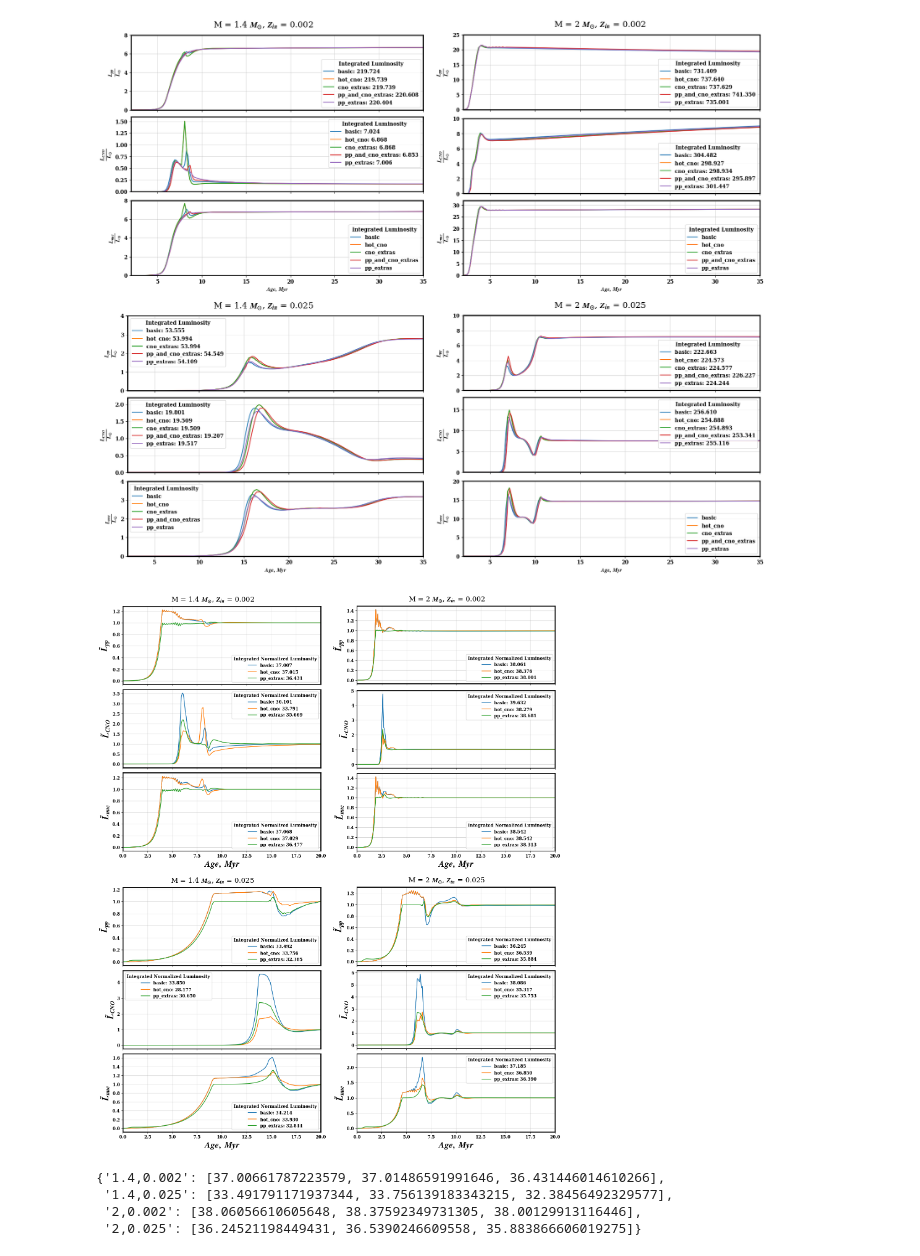
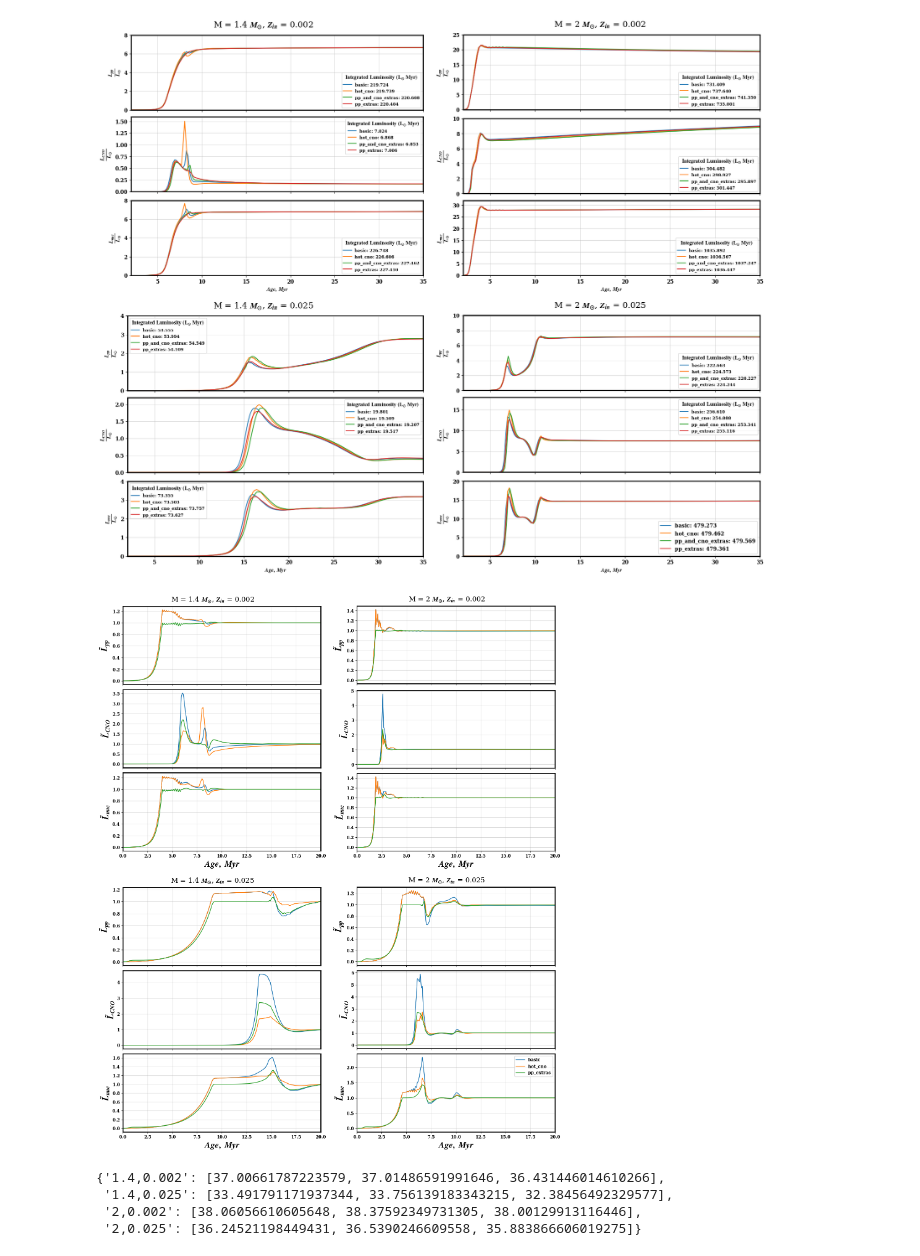
Before and after one commit to gautam-404/MESA-tests, a Jupyter notebook: test_nets.ipynb, the cells around one changed output. Saved outputs shown, nothing was run; the diff lists cells and outputs as text; code cells hidden in the pictures.

```diff
--- a/test_nets.ipynb
+++ b/test_nets.ipynb
@@ -187,7 +187,7 @@ for o in range(4):
     subfigs[o].suptitle(fig_names[o], fontsize=16)
     axes.append(subfigs[o].subplots(3, 1))
 
-nets = ["basic", "hot_cno", "cno_extras", "pp_and_cno_extras", "pp_extras"]
+nets = ["basic", "hot_cno", "pp_and_cno_extras", "pp_extras"]
 # nets = ["cno_extras", "hot_cno"]
 for fig_name in fig_names:
     m, z = fig_name.split(",")[0].split("=")[1].split()[0], fig_name.split(",")[1].split("=")[1].split()[0]
@@ -227,36 +227,36 @@ for fig_name in fig_names:
                         ax.set_ylim(0, 10)
                     elif z == "0.025":
                         ax.set_ylim(0, 18)
             elif i == 2:
                 age, L_nuc = data['age'], 10 ** np.array(data['L_nuc'])
                 area = np.trapz(L_nuc[1:], age[1:])
                 ax.plot(age, L_nuc, label=f"{net}: {area:.3f}")
                 # ax.plot(age, L_nuc, label=f"{net}")
                 ax.set_ylabel(r'$\frac{L_{nuc}}{L_{\odot}}$', fontsize=15)
                 ax.set_xlabel(r'$Age,\ Myr$', fontsize=10)
                 if m == "1.4":
                     if z == "0.002":
                         ax.set_ylim(0, 8)
                     elif z == "0.025":
                         ax.set_ylim(0, 4)
                 elif m == "2":
                     if z == "0.002":
                         ax.set_ylim(0, 32)
                     elif z == "0.025":
                         ax.set_ylim(0, 20)
             ax.grid(alpha=0.5)
             if m == "1.4":
                 ax.set_xlim(2, 35)
             elif m == "2":
                 ax.set_xlim(2, 35)
 for i in range(4):
     for j in range(3):
-        axes[i][j].legend(title="Integrated Luminosity")
+        axes[i][j].legend(title=r"$\rm{Integrated\ Luminosity}\ (L_{\odot}\ Myr)$", fontsize=8, title_fontsize=10)
 plt.legend()
-# plt.savefig("figures/net_comp.png", dpi=300)
+plt.savefig("figures/net_comp.png", dpi=300)
 plt.show()
 # %% [output]
-[figure, old version]
+[figure, new version]
 # %%
 fig = plt.figure(constrained_layout=True, figsize=(15, 18))
 
@@ -328,7 +328,8 @@ for fig_name in fig_names:
                 L_norm = interp(norm_data['age'], L_norm, age)
                 L_nuc_norm = L_nuc/L_norm
                 area_nuc = np.trapz(L_nuc_norm[1:], age[1:])
-                ax.plot(age, L_nuc_norm, label=f"{net}: {area_nuc:.3f}")
+                # ax.plot(age, L_nuc_norm, label=f"{net}: {area_nuc:.3f}")
+                ax.plot(age, L_nuc_norm, label=f"{net}")
                 ax.set_ylabel(r'$\tilde{L}_{nuc}$', fontsize=20)
                 ax.set_xlabel(r'$Age,\ Myr$', fontsize=20)
             ax.grid(alpha=0.5)
@@ -340,16 +341,16 @@ for fig_name in fig_names:
                 # ax.set_ylim(0, 1000)
 
 # axes[3][0].legend()
-# axes[3][2].legend()
-for i in range(4):
-    for j in range(3):
-        axes[i][j].legend(title="Integrated Normalized Luminosity")
+axes[3][2].legend()
+# for i in range(4):
+#     for j in range(3):
+#         axes[i][j].legend(title="Integrated Normalized Luminosity")
 
 # plt.close()
 plt.savefig("figures/net_comp_norm.png", dpi=300)
 plt.show()
 # %% [output]
-[figure, old version]
+[figure, new version]
 # %%
 pp_areas
 # %% [output]
```
Also changed, not shown: parts of 2 cells of this notebook, 4 other files.
